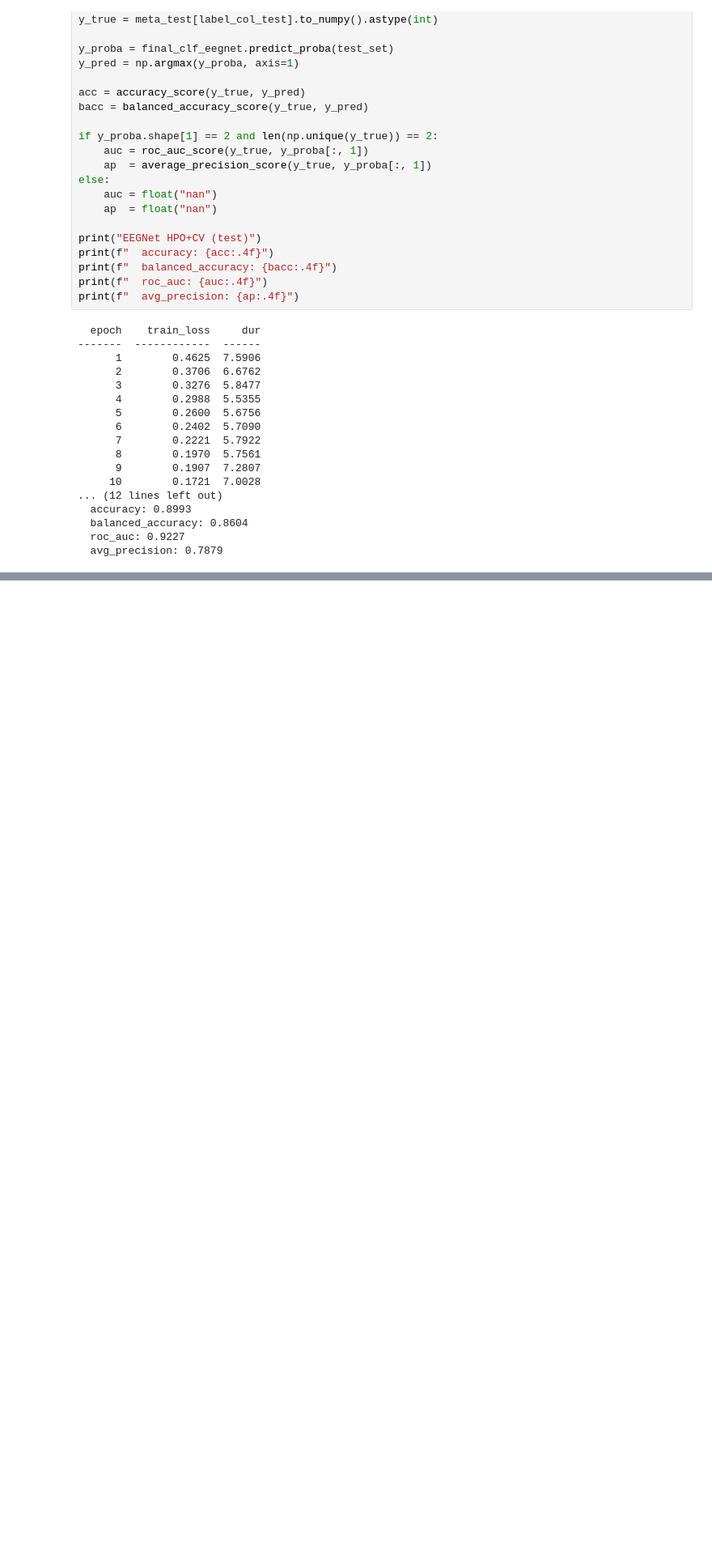
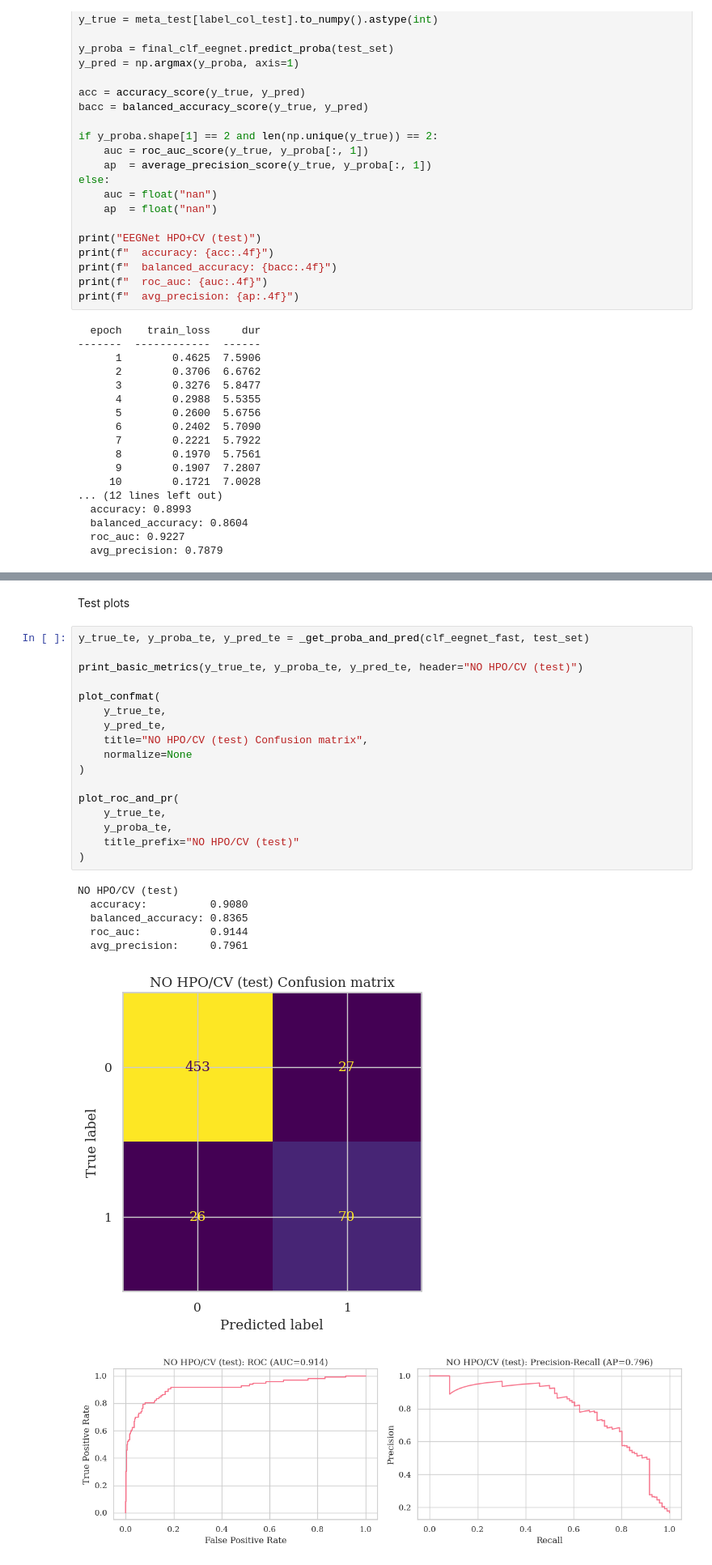
Before and after one commit to stratisvaldo/p300-personalisation-hyperscanning, a Jupyter notebook: Notebook/P300_pipeline_tutorial.ipynb, the cells around one changed output, grey strips where cells are left out. Shown at 81% size. Saved outputs shown, nothing was run; the diff lists cells and outputs as text; blank space fills up the shorter version.

```diff
--- a/Notebook/P300_pipeline_tutorial.ipynb
+++ b/Notebook/P300_pipeline_tutorial.ipynb
@@ -1678,0 +2006,27 @@ print(f"  avg_precision: {ap:.4f}")
+# %% [markdown]
+Test plots
+# %%
+y_true_te, y_proba_te, y_pred_te = _get_proba_and_pred(clf_eegnet_fast, test_set)
+
+print_basic_metrics(y_true_te, y_proba_te, y_pred_te, header="NO HPO/CV (test)")
+
+plot_confmat(
+    y_true_te,
+    y_pred_te,
+    title="NO HPO/CV (test) Confusion matrix",
+    normalize=None
+)
+
+plot_roc_and_pr(
+    y_true_te,
+    y_proba_te,
+    title_prefix="NO HPO/CV (test)"
+)
+# %% [output]
+NO HPO/CV (test)
+  accuracy:          0.9080
+  balanced_accuracy: 0.8365
+  roc_auc:           0.9144
+  avg_precision:     0.7961
+[figure, added]
+[figure, added]
```
Also changed, not shown: parts of 17 cells of this notebook.
